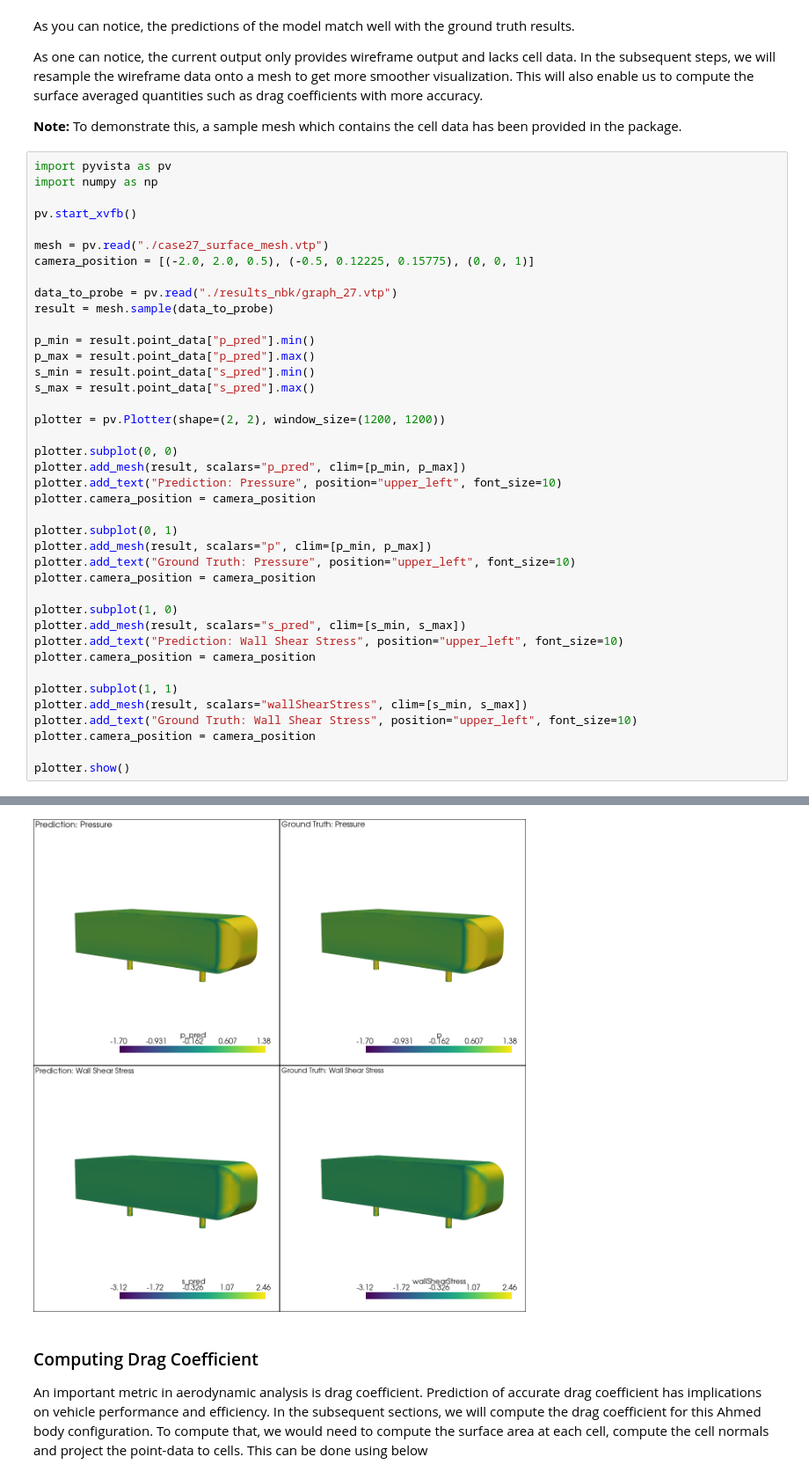
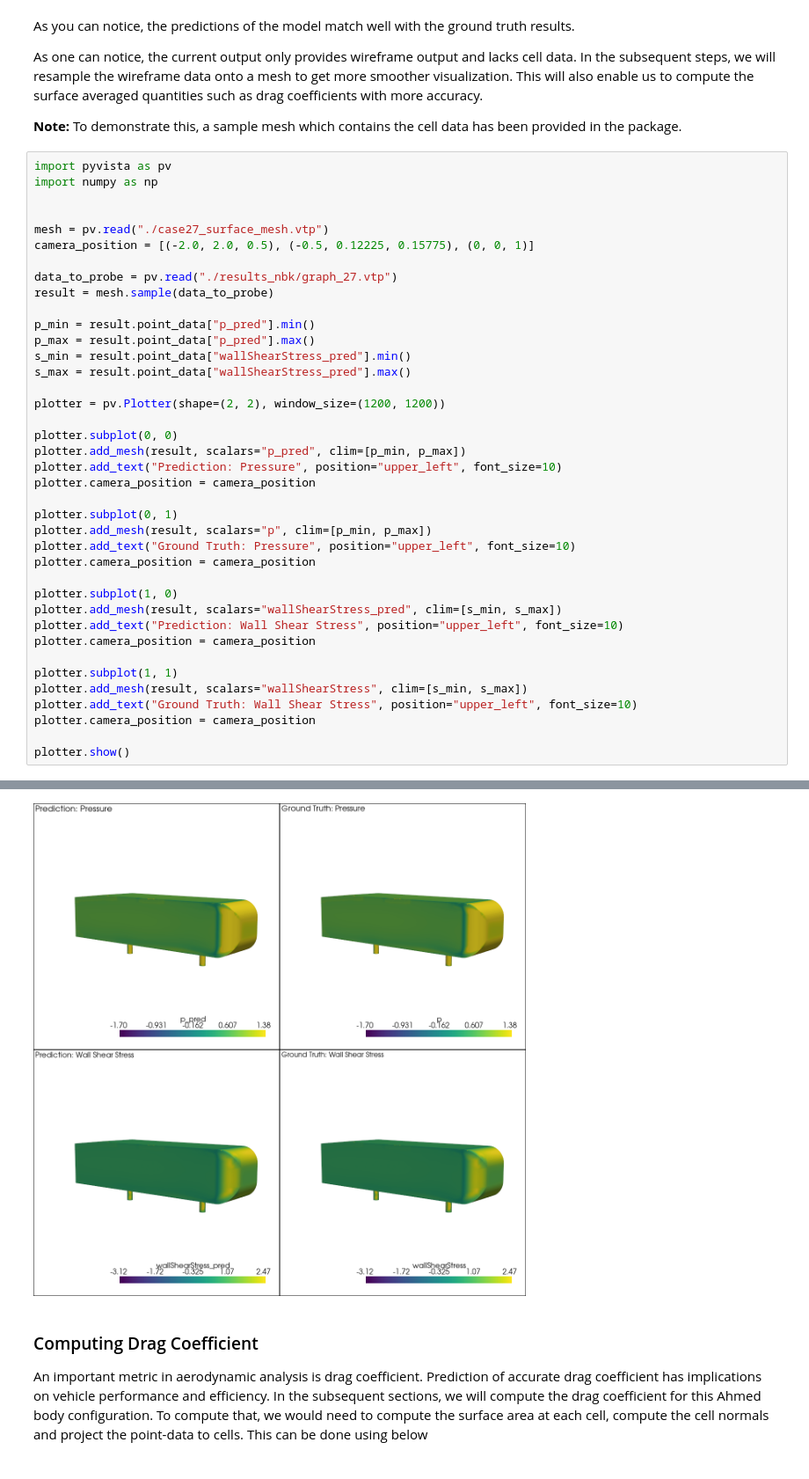
Before and after one commit to swbg/physicsnemo, a Jupyter notebook: examples/cfd/external_aerodynamics/aero_graph_net/inference_analysis/ahmed_body.ipynb, the cells around one changed output, grey strips where cells are left out. Shown at 88% size. Drawn from its saved outputs; the diff is of its cells as text.

```diff
--- a/examples/cfd/external_aerodynamics/aero_graph_net/inference_analysis/ahmed_body.ipynb
+++ b/examples/cfd/external_aerodynamics/aero_graph_net/inference_analysis/ahmed_body.ipynb
@@ -302,7 +215,6 @@ As one can notice, the current output only provides wireframe output and lacks c
 import pyvista as pv
 import numpy as np
 
-pv.start_xvfb()
 
 mesh = pv.read("./case27_surface_mesh.vtp")
 camera_position = [(-2.0, 2.0, 0.5), (-0.5, 0.12225, 0.15775), (0, 0, 1)]
@@ -312,8 +224,8 @@ result = mesh.sample(data_to_probe)
 
 p_min = result.point_data["p_pred"].min()
 p_max = result.point_data["p_pred"].max()
-s_min = result.point_data["s_pred"].min()
-s_max = result.point_data["s_pred"].max()
+s_min = result.point_data["wallShearStress_pred"].min()
+s_max = result.point_data["wallShearStress_pred"].max()
 
 plotter = pv.Plotter(shape=(2, 2), window_size=(1200, 1200))
 
@@ -328,7 +240,7 @@ plotter.add_text("Ground Truth: Pressure", position="upper_left", font_size=10)
 plotter.camera_position = camera_position
 
 plotter.subplot(1, 0)
-plotter.add_mesh(result, scalars="s_pred", clim=[s_min, s_max])
+plotter.add_mesh(result, scalars="wallShearStress_pred", clim=[s_min, s_max])
 plotter.add_text("Prediction: Wall Shear Stress", position="upper_left", font_size=10)
 plotter.camera_position = camera_position
 
@@ -346,4 +254,4 @@ Falling back to a static output.
-[figure, old version]
+[figure, new version]
 # %% [markdown]
 ### Computing Drag Coefficient
 
```
Also changed, not shown: parts of 14 cells of this notebook, 35 other files.
